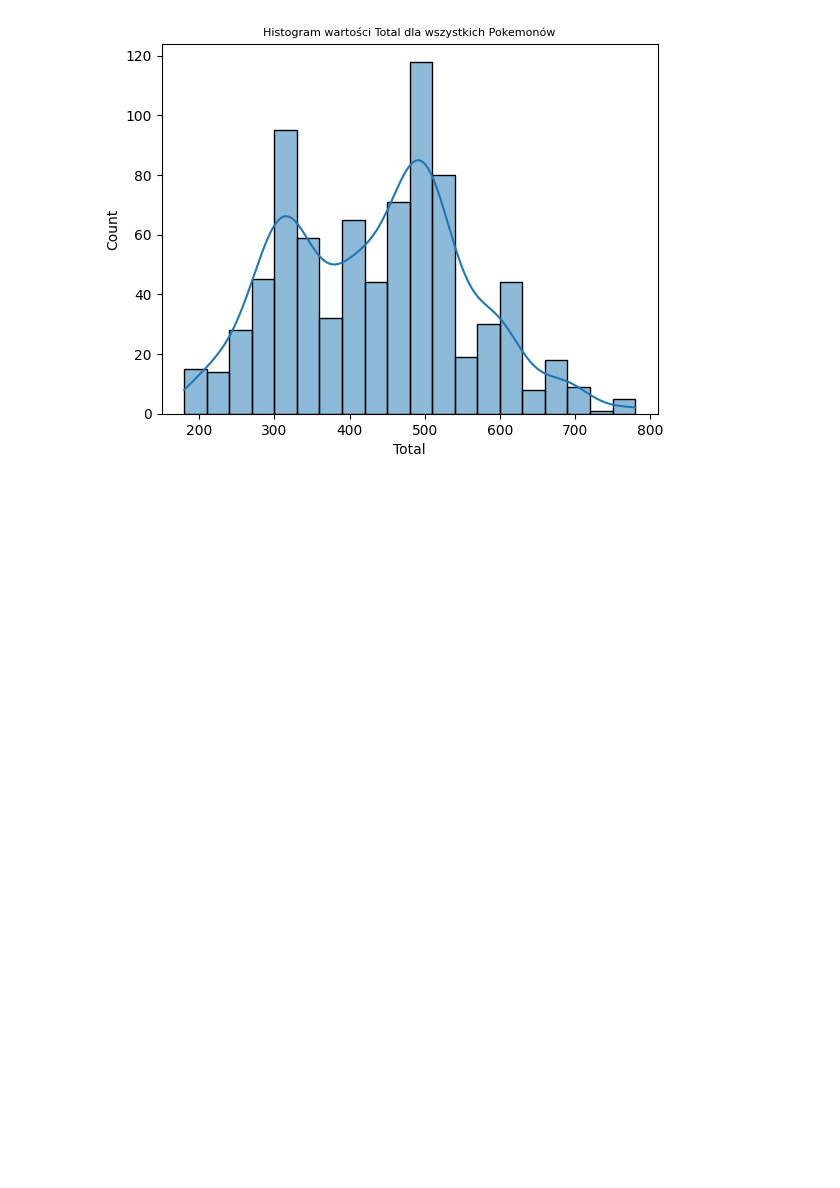
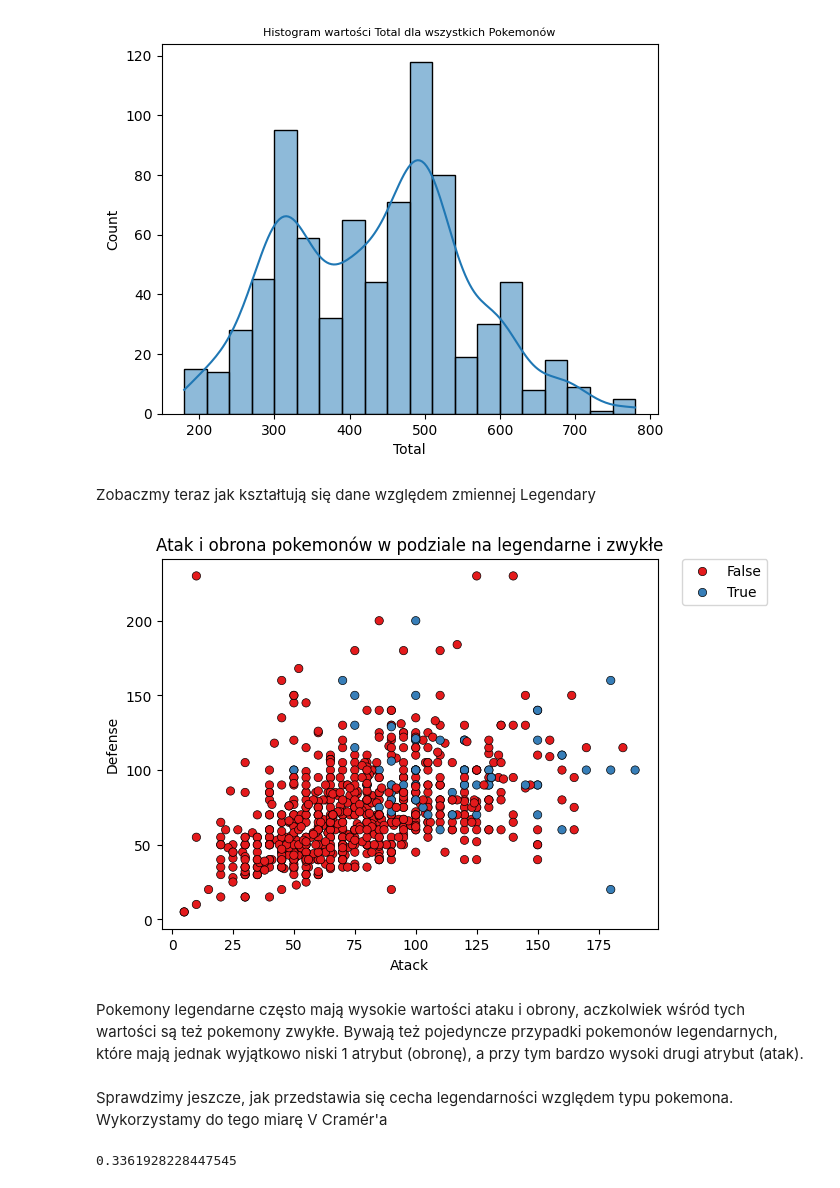
Before and after one commit to Kubix-commits/Wizualizacja-Danych, a Jupyter notebook: Projekt - wizualizacja/Wizualizacja danych.ipynb, the cells around one changed output. Saved outputs shown, nothing was run; the diff lists cells and outputs as text; code cells hidden in the pictures; blank space fills up the shorter version.

```diff
--- a/Projekt - wizualizacja/Wizualizacja danych.ipynb
+++ b/Projekt - wizualizacja/Wizualizacja danych.ipynb
@@ -343,3 +334,34 @@ wykres.set_title("Histogram wartości Total dla wszystkich Pokemonów", fontsize
 # %% [output]
 Text(0.5, 1.0, 'Histogram wartości Total dla wszystkich Pokemonów')
 [figure]
+# %% [markdown]
+Zobaczmy teraz jak kształtują się dane względem zmiennej Legendary
+# %%
+
+sns.scatterplot(
+    data=dane,
+    x="Attack",
+    y="Defense",
+    hue="Legendary",
+    palette="Set1",
+    edgecolor="black"
+)
+
+plt.xlabel("Atack")
+plt.ylabel("Defense")
+plt.legend(bbox_to_anchor=(1.05, 1), loc='upper left', borderaxespad=0.)
+plt.title("Atak i obrona pokemonów w podziale na legendarne i zwykłe")
+
+plt.show()
+# %% [output]
+[figure, added]
+# %% [markdown]
+Pokemony legendarne często mają wysokie wartości ataku i obrony, aczkolwiek wśród tych wartości są też pokemony zwykłe. Bywają też pojedyncze przypadki pokemonów legendarnych, które mają jednak wyjątkowo niski 1 atrybut (obronę), a przy tym bardzo wysoki drugi atrybut (atak).
+# %% [markdown]
+Sprawdzimy jeszcze, jak przedstawia się cecha legendarności względem typu pokemona. Wykorzystamy do tego miarę V Cramér'a
+# %%
+tabela = pd.crosstab(dane["Type 1"], dane["Legendary"])
+v_cramera = association(tabela, method="cramer")
+v_cramera
+# %% [output]
+0.3361928228447545
```
Also changed, not shown: parts of 9 cells of this notebook.
